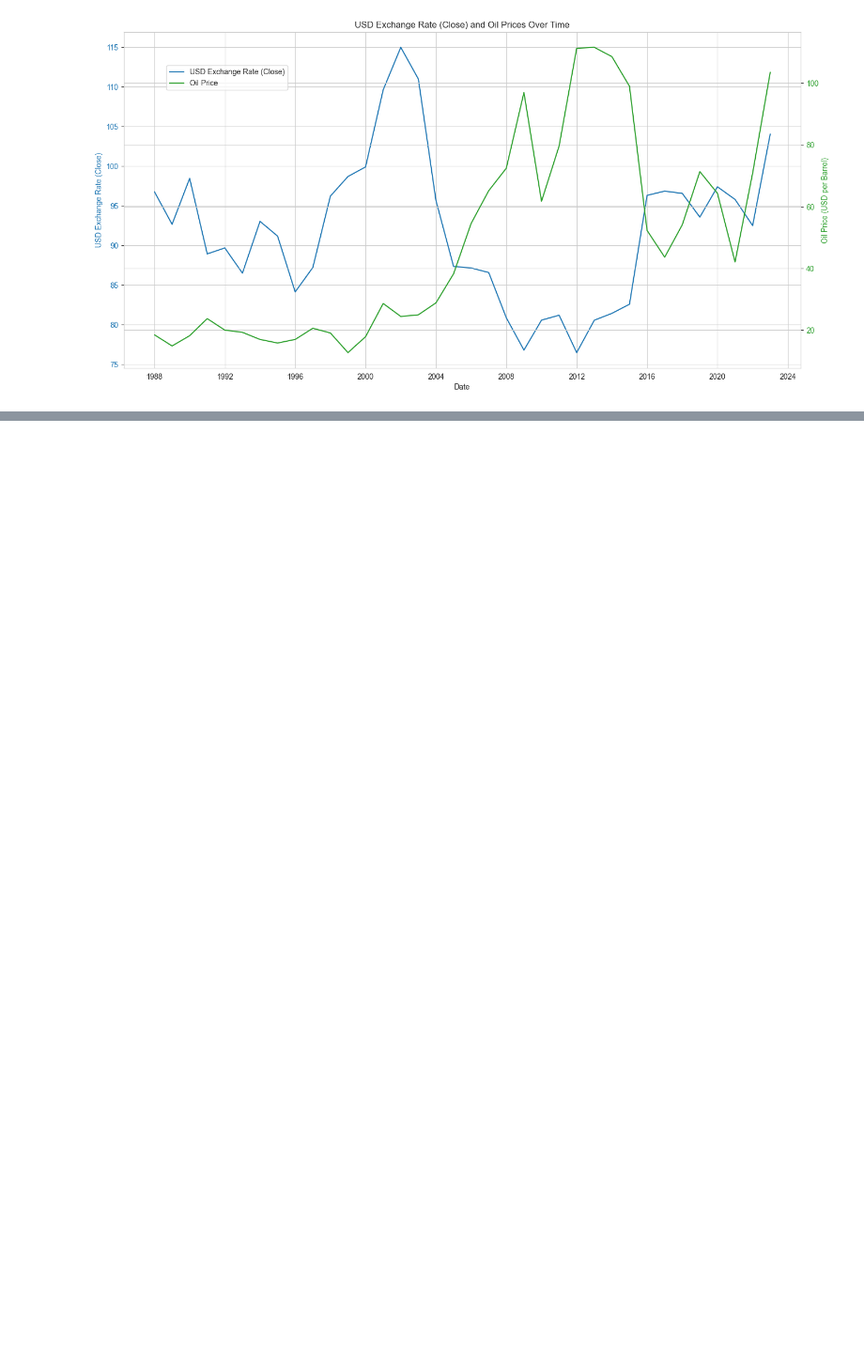
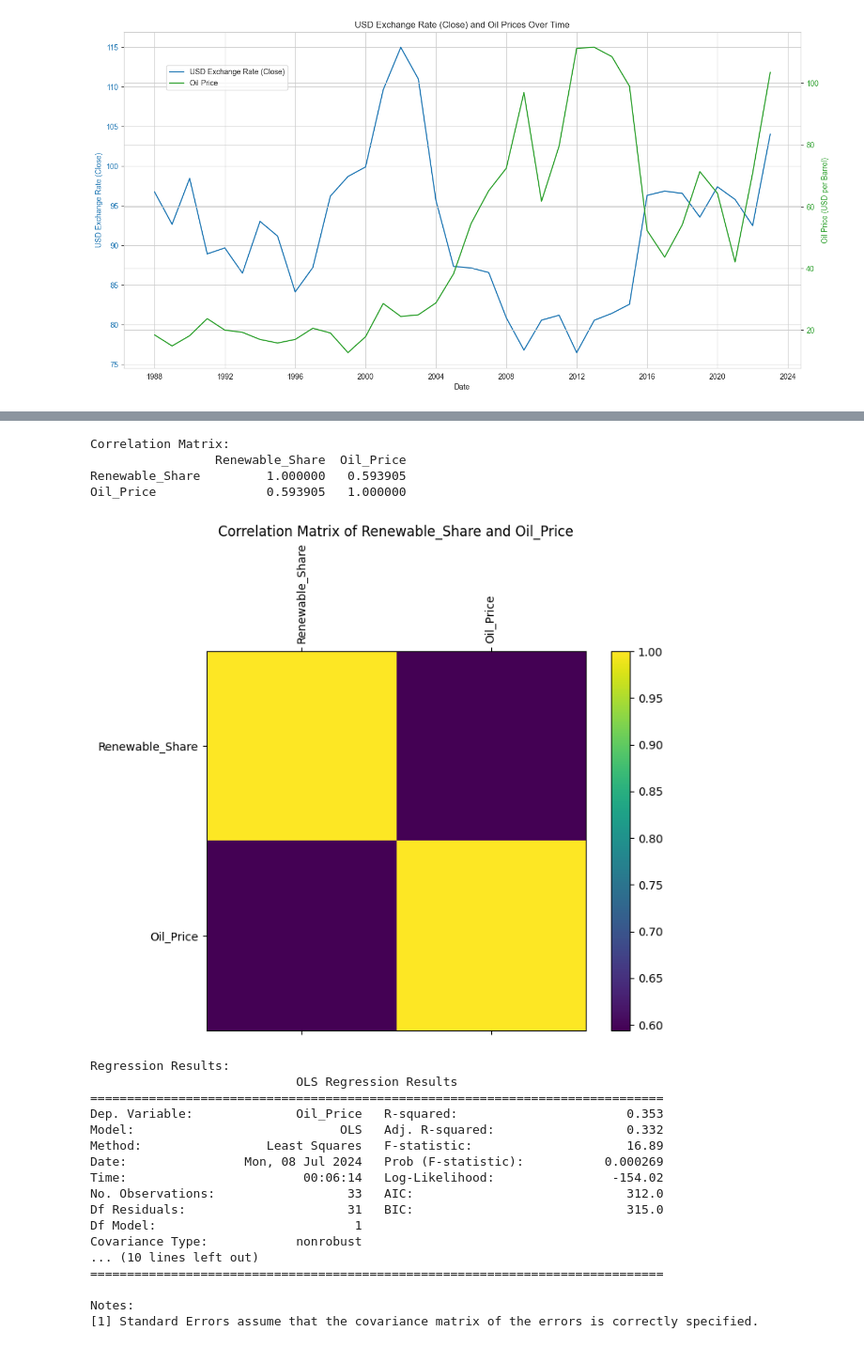
Before and after one commit to Daniel-Andarge/AiML-brent-oil-price-analysis, a Jupyter notebook: notebooks/eda.ipynb, the cells around one changed output, grey strips where cells are left out. Shown at 94% size. Saved outputs shown, nothing was run; the diff lists cells and outputs as text; code cells hidden in the pictures; blank space fills up the shorter version.

```diff
--- a/notebooks/eda.ipynb
+++ b/notebooks/eda.ipynb
@@ -402,0 +595,25 @@ Price -0.498962  1.000000
+# %%
+analyze_renewable_energy_effect_on_oil_price(merged_oil_renewable_data)
+# %% [output]
+Correlation Matrix:
+                 Renewable_Share  Oil_Price
+Renewable_Share         1.000000   0.593905
+Oil_Price               0.593905   1.000000
+[figure, added]
+Regression Results:
+                            OLS Regression Results
+==============================================================================
+Dep. Variable:              Oil_Price   R-squared:                       0.353
+Model:                            OLS   Adj. R-squared:                  0.332
+Method:                 Least Squares   F-statistic:                     16.89
+Date:                Mon, 08 Jul 2024   Prob (F-statistic):           0.000269
+Time:                        00:06:14   Log-Likelihood:                -154.02
+No. Observations:                  33   AIC:                             312.0
+Df Residuals:                      31   BIC:                             315.0
+Df Model:                           1
+Covariance Type:            nonrobust
+... (10 lines left out)
+==============================================================================
+
+Notes:
+[1] Standard Errors assume that the covariance matrix of the errors is correctly specified.
```
Also changed, not shown: parts of 26 cells of this notebook, 4 other files.
